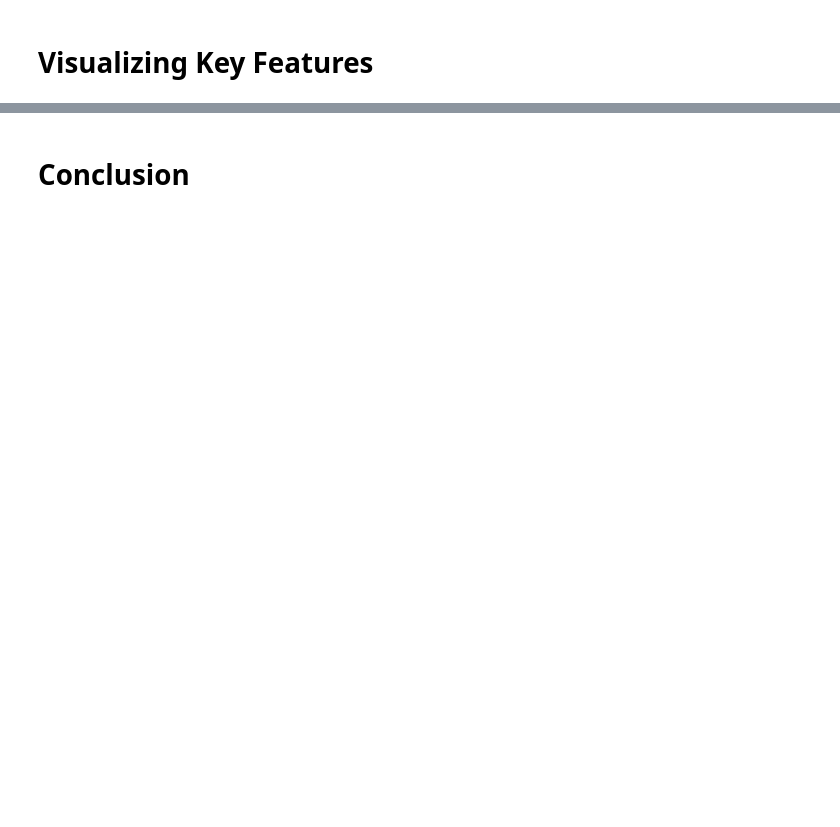
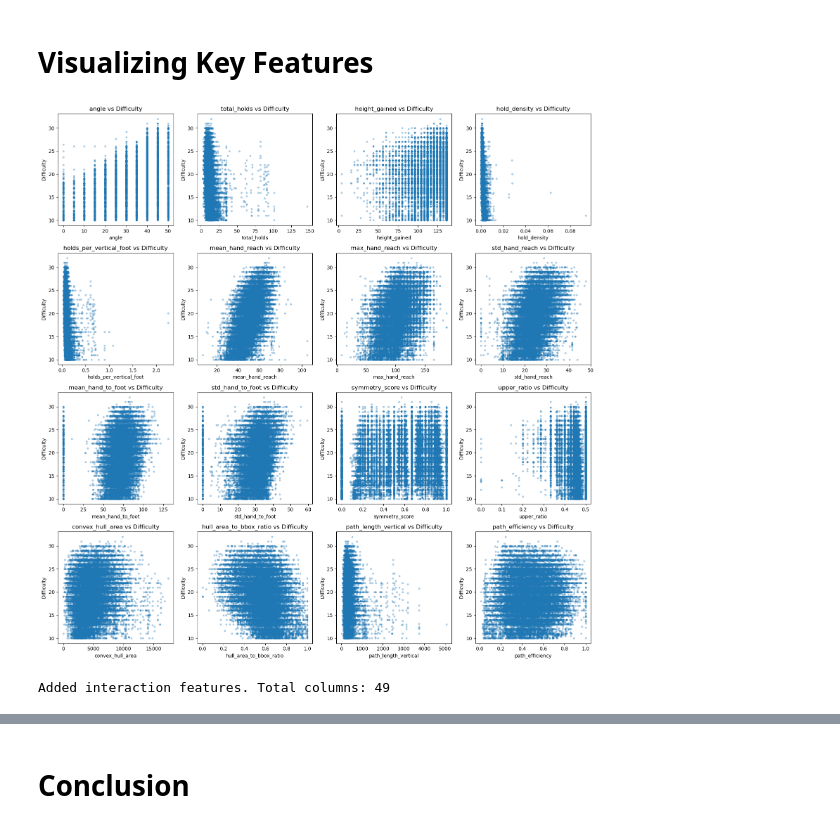
Before and after one commit to psark007/Tension-Board-2-Analysis, a Jupyter notebook: notebooks/04_feature_engineering.ipynb, the cells around one changed output, grey strips where cells are left out. Saved outputs shown, nothing was run; the diff lists cells and outputs as text; code cells hidden in the pictures; blank space fills up the shorter version.

```diff
--- a/notebooks/04_feature_engineering.ipynb
+++ b/notebooks/04_feature_engineering.ipynb
@@ -797,7 +494,7 @@ print(f"Extracting features for {len(df_climbs)} climbs...")
 feature_list = []
 
 for idx, row in tqdm(df_climbs.iterrows(), total=len(df_climbs)):
-    features = extract_features(row, placement_coords, df_hold_difficulty)
+    features = extract_features(row, placement_coords)
     if features:
         features['climb_uuid'] = row['uuid']
         features['display_difficulty'] = row['display_difficulty']
@@ -847,43 +612,60 @@ display(correlations.tail(10).to_frame('correlation'))
 """
 ==================================
 Visualize Key Features
 ==================================
 """
 
 import matplotlib.pyplot as plt
 import seaborn as sns
 
 fig, axes = plt.subplots(4, 4, figsize=(16, 16))
 
 key_features = [
+    # Core driver
     'angle',
+
+    # Basic structure
     'total_holds',
     'height_gained',
-    'mean_hold_difficulty',
-    'max_hold_difficulty',
+
+    # Density / compactness
+    'hold_density',
+    'holds_per_vertical_foot',
+
+    # Hand geometry (very important)
     'mean_hand_reach',
-    'hold_density',
+    'max_hand_reach',
+    'std_hand_reach',
+
+    # Hand-foot interaction
+    'mean_hand_to_foot',
+    'std_hand_to_foot',
+
+    # Spatial layout
     'symmetry_score',
-    'is_nomatch',
+    'upper_ratio',
+
+    # Global geometry
     'convex_hull_area',
-    'difficulty_progression',
-    'mean_y_normalized',
-    'clustering_ratio',
-    'path_efficiency',
-    'max_difficulty_jump',
-    'difficulty_weighted_reach'
+    'hull_area_to_bbox_ratio',
+
+    # Path / flow
+    'path_length_vertical',
+    'path_efficiency'
 ]
 
 for ax, feature in zip(axes.flat, key_features):
     if feature in df_features.columns:
         ax.scatter(df_features[feature], df_features['display_difficulty'], alpha=0.3, s=10)
         ax.set_xlabel(feature)
         ax.set_ylabel('Difficulty')
         ax.set_title(f'{feature} vs Difficulty')
 
 plt.tight_layout()
 plt.savefig('../images/04_climb_features/feature_correlations.png', dpi=150, bbox_inches='tight')
 plt.show()
+# %% [output]
+[figure, added]
 # %%
 """
 ==================================
@@ -893,12 +675,8 @@ Add Interaction Features
 
 # Angle interactions
 df_features['angle_x_holds'] = df_features['angle'] * df_features['total_holds']
-df_features['angle_x_difficulty'] = df_features['angle'] * df_features['mean_hold_difficulty'].fillna(0)
 df_features['angle_squared'] = df_features['angle'] ** 2
 
-# Difficulty interactions
-df_features['difficulty_x_height'] = df_features['mean_hold_difficulty'].fillna(0) * df_features['height_gained']
-df_features['difficulty_x_density'] = df_features['mean_hold_difficulty'].fillna(0) * df_features['hold_density']
 
 # Complexity features
 df_features['complexity_score'] = (
@@ -907,10 +685,9 @@ df_features['complexity_score'] = (
     df_features['hold_density']
 )
 
-# Geometric × difficulty
-df_features['hull_area_x_difficulty'] = df_features['convex_hull_area'].fillna(0) * df_features['mean_hold_difficulty'].fillna(0)
-
 print(f"Added interaction features. Total columns: {len(df_features.columns)}")
+# %% [output]
+Added interaction features. Total columns: 49
 # %%
 """
 ==================================
```
Also changed, not shown: parts of 14 cells of this notebook, 22 other files.
